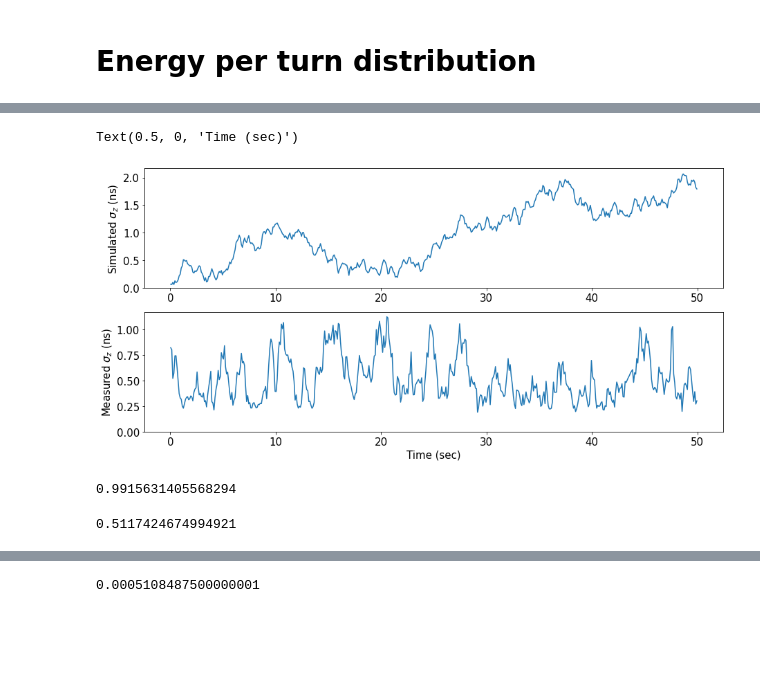
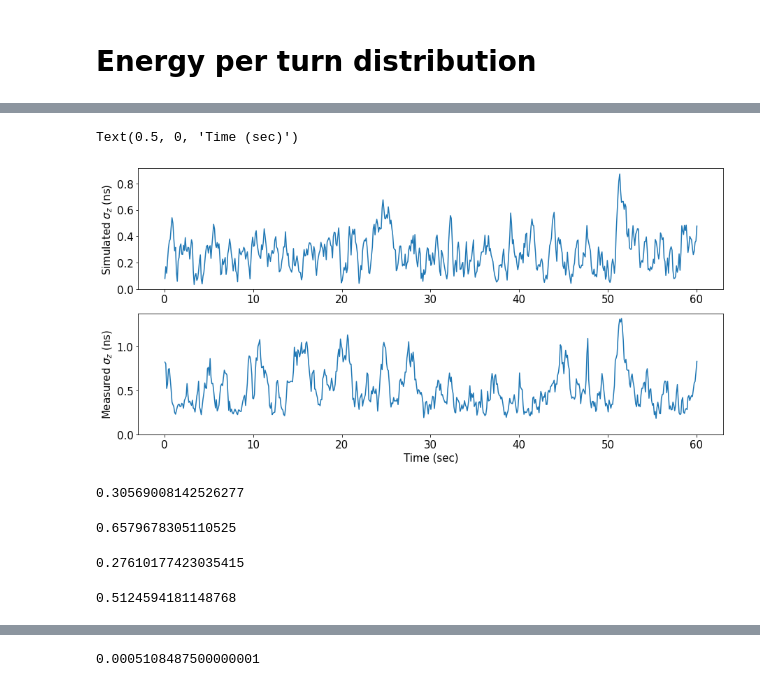
Before and after one commit to IharLobach/ursse, a Jupyter notebook: analyzing_collected_data/shifts/shift_02_28_2020/experiment_vs_simulation_random_walk.ipynb, the cells around one changed output, grey strips where cells are left out. Drawn from its saved outputs; the diff is of its cells as text; code cells hidden in the pictures; blank space fills up the shorter version.

```diff
--- a/analyzing_collected_data/shifts/shift_02_28_2020/experiment_vs_simulation_random_walk.ipynb
+++ b/analyzing_collected_data/shifts/shift_02_28_2020/experiment_vs_simulation_random_walk.ipynb
@@ -29,0 +53,4 @@ plt.show()
+# %%
+k = M
+theta = Eav/M
+k, theta
@@ -93,11 +109,7 @@ pst.plot_polar_df_cartesian(polar_df)
-# %%
-gamma = 100/0.511
-alpha = 0.07088
-V = 380
-f = 30e6
 # %%
 %%time
-sim_df = sm.get_simulated_revolution_delay_data(gamma, alpha, V, f,
-                            df0['revolution'],
-                            tau0=0, delta0=0, rand_seed_int=1)
+sim_df = sm.get_simulated_revolution_delay_data(
+    gamma, alpha, V, f, h, JE, k, theta,
+    df0['revolution'],
+    tau0=0, delta0=0, rand_seed_int=3)
 # %% [output]
@@ -106,3 +124,5 @@ Wall time: 35min 2s
+# %%
+sim_df['delay'] = sim_df['delay']-sim_df['delay'].mean()
 # %%
 n1 = 1460000
 dn = 100
@@ -113,28 +133,33 @@ plt.plot(sim_df.loc[n1:n1+dn,'revolution'], sim_df.loc[n1:n1+dn,'delay'])
 # %%
 sim_sz_df = pst.get_sz_df(sim_df, spad_tts_ns=0)
 # %%
-tmax = 50
-sim_sz_df_plt = sim_sz_df[sim_sz_df['time_sec']<tmax]
-sz_df_plt = sz_df[sz_df['time_sec']<tmax]
 fig, ax = plt.subplots(2, figsize=(15,7))
-ax[0].plot(sim_sz_df_plt['time_sec'], sim_sz_df_plt['sz_ns'])
+ax[0].plot(sim_sz_df['time_sec'], sim_sz_df['sz_ns'])
 ax[0].set_ylim(0,ax[0].get_ylim()[1])
 ax[0].set_ylabel("Simulated $\sigma_z$ (ns)")
-ax[1].plot(sz_df_plt['time_sec'], sz_df_plt['sz_ns'])
+ax[1].plot(sz_df['time_sec'], sz_df['sz_ns'])
 ax[1].set_ylim(0,ax[1].get_ylim()[1])
 ax[1].set_ylabel("Measured $\sigma_z$ (ns)")
 ax[1].set_xlabel("Time (sec)")
 # %% [output]
 Text(0.5, 0, 'Time (sec)')
-[figure, old version]
+[figure, new version]
+# %%
+sim_df.delay.std()
+# %% [output]
+0.30569008142526277
+# %%
+df0.delay.std()
+# %% [output]
+0.6579678305110525
 # %%
-sim_sz_df_plt['sz_ns'].mean()
+sim_sz_df['sz_ns'].mean()
 # %% [output]
-0.9915631405568294
+0.27610177423035415
 # %%
-sz_df_plt['sz_ns'].mean()
+sz_df['sz_ns'].mean()
 # %% [output]
-0.5117424674994921
+0.5124594181148768
 # %%
 pd.set_option('display.max_rows', None)
 # %%
```
Also changed, not shown: parts of 36 cells of this notebook, 4 other files.
